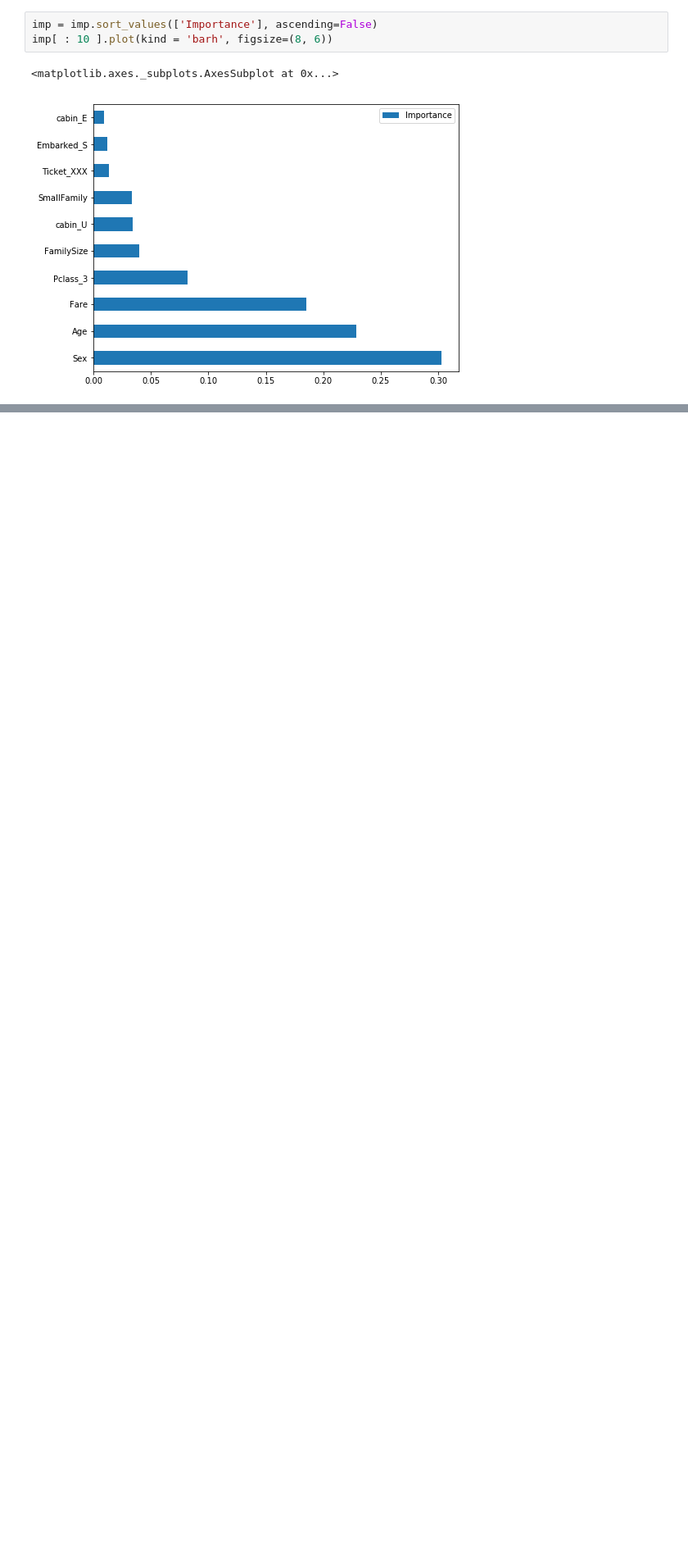
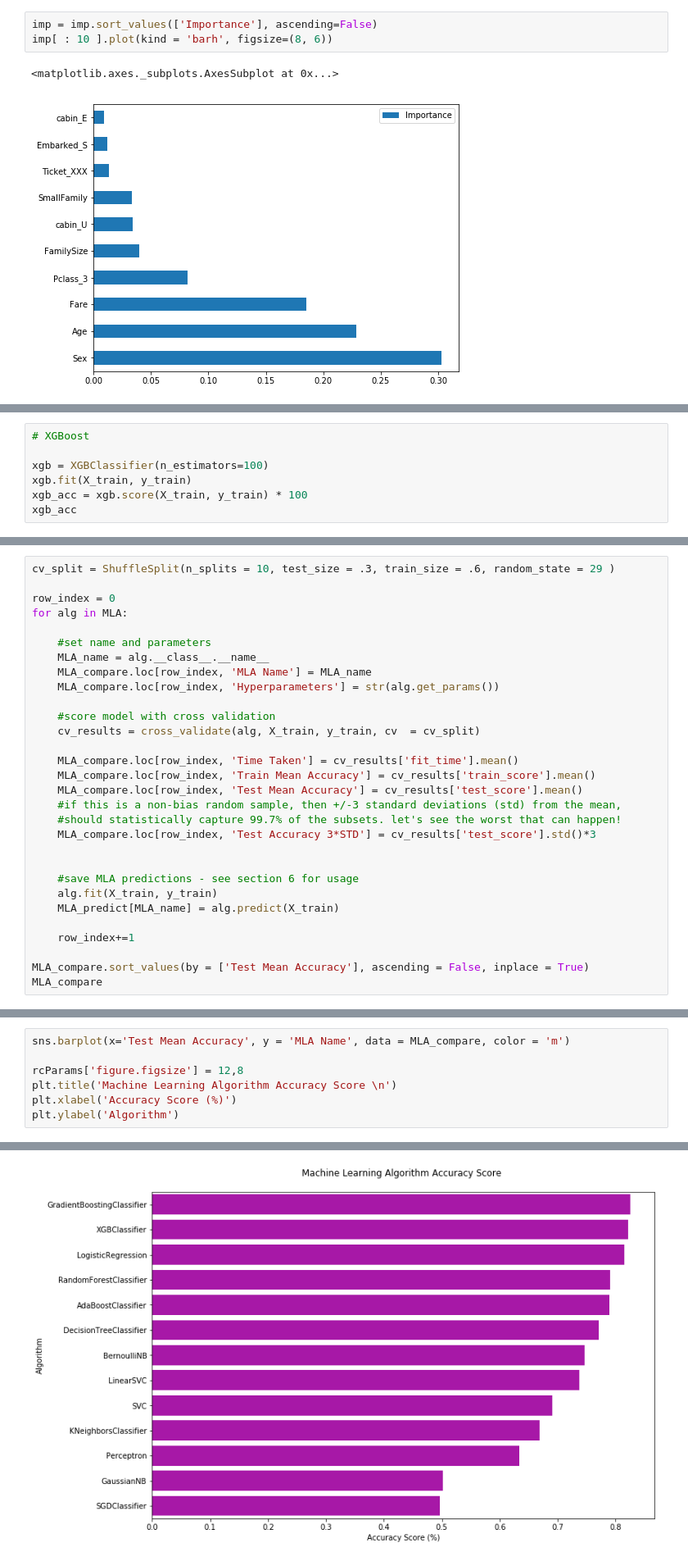
Before and after one commit to amansingh9097/competitions-and-challenges, a Jupyter notebook: Titanic/titanic.ipynb, the cells around one changed output, grey strips where cells are left out. Shown: that part at 82% size. Saved outputs shown, nothing was run; the diff lists cells and outputs as text; blank space fills up the shorter version.

Commit message:
models compare

```diff
--- a/Titanic/titanic.ipynb
+++ b/Titanic/titanic.ipynb
@@ -383,0 +480,7 @@ imp[ : 10 ].plot(kind = 'barh', figsize=(8, 6))
+# %%
+# XGBoost
+
+xgb = XGBClassifier(n_estimators=100)
+xgb.fit(X_train, y_train)
+xgb_acc = xgb.score(X_train, y_train) * 100
+xgb_acc
@@ -383,0 +525,30 @@ imp[ : 10 ].plot(kind = 'barh', figsize=(8, 6))
+# %%
+cv_split = ShuffleSplit(n_splits = 10, test_size = .3, train_size = .6, random_state = 29 )
+
+row_index = 0
+for alg in MLA:
+
+    #set name and parameters
+    MLA_name = alg.__class__.__name__
+    MLA_compare.loc[row_index, 'MLA Name'] = MLA_name
+    MLA_compare.loc[row_index, 'Hyperparameters'] = str(alg.get_params())
+
+    #score model with cross validation
+    cv_results = cross_validate(alg, X_train, y_train, cv  = cv_split)
+
+    MLA_compare.loc[row_index, 'Time Taken'] = cv_results['fit_time'].mean()
+    MLA_compare.loc[row_index, 'Train Mean Accuracy'] = cv_results['train_score'].mean()
+    MLA_compare.loc[row_index, 'Test Mean Accuracy'] = cv_results['test_score'].mean()
+    #if this is a non-bias random sample, then +/-3 standard deviations (std) from the mean,
+    #should statistically capture 99.7% of the subsets. let's see the worst that can happen!
+    MLA_compare.loc[row_index, 'Test Accuracy 3*STD'] = cv_results['test_score'].std()*3
+
+
+    #save MLA predictions - see section 6 for usage
+    alg.fit(X_train, y_train)
+    MLA_predict[MLA_name] = alg.predict(X_train)
+
+    row_index+=1
+
+MLA_compare.sort_values(by = ['Test Mean Accuracy'], ascending = False, inplace = True)
+MLA_compare
@@ -383,0 +570,8 @@ imp[ : 10 ].plot(kind = 'barh', figsize=(8, 6))
+# %%
+sns.barplot(x='Test Mean Accuracy', y = 'MLA Name', data = MLA_compare, color = 'm')
+
+rcParams['figure.figsize'] = 12,8
+plt.title('Machine Learning Algorithm Accuracy Score \n')
+plt.xlabel('Accuracy Score (%)')
+plt.ylabel('Algorithm')
+# %% [output]
@@ -383,0 +579 @@ imp[ : 10 ].plot(kind = 'barh', figsize=(8, 6))
+[figure, added]
```
Also changed, not shown: parts of 17 cells of this notebook.
